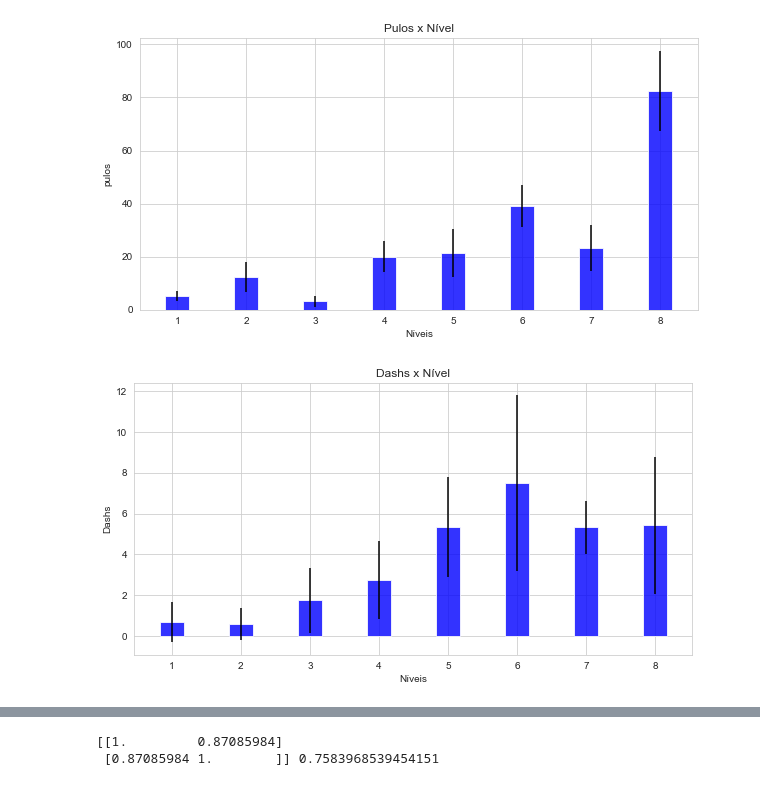
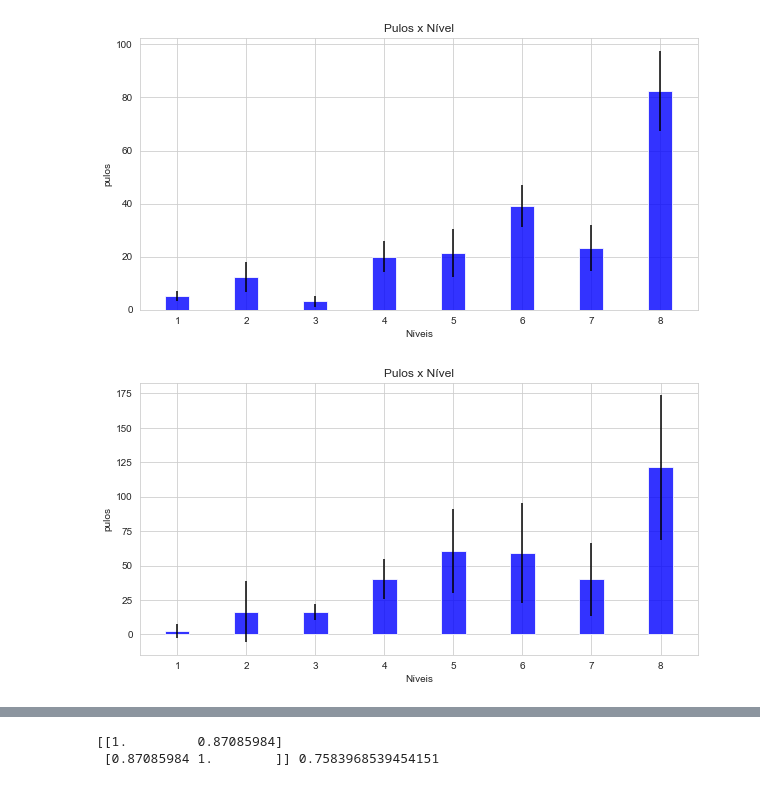
Before and after one commit to wagneralbjr/tcc-dda, a Jupyter notebook: Trata Dados TCC.ipynb, the cells around one changed output, grey strips where cells are left out. Cells and saved outputs as stored; diff of their text form; code cells hidden in the pictures.

Commit message:
Grafico de tiro errado x densidade

```diff
--- a/Trata Dados TCC.ipynb
+++ b/Trata Dados TCC.ipynb
@@ -550,27 +550,28 @@ fig.savefig('pulosXnivel.png')
 # %% [output]
 [figure]
 # %%
-#dash x nivel
-col = pegaColunas(df_final[filtroCheat], 'quantidadeDash_')
+#nivel x  pulos
+
+col = pegaColunas(df_final[filtroCheat], 'quantidadeTirosErrados')
 col_mean = col.mean().values[1:]
 col_std = col.std().values[1:]
 
 n_groups = 9
 
 fig,ax = plt.subplots(figsize=(10, 5))
 index = np.arange(n_groups)[1:]
 bar_width = 0.35
 opacity = 0.8
 sns.set_style("whitegrid")
 
 rects1 = plt.bar(index  , col_mean , bar_width  , alpha = opacity, color = 'b', yerr = col_std)
 plt.xlabel('Níveis')
-plt.ylabel('Dashs')
-plt.title('Dashs x Nível')
+plt.ylabel('pulos')
+plt.title('Pulos x Nível')
 plt.xticks(index , (index))
 #plt.legend()
 #fig.figure(figsize=(20,20))
 #plt.tight_layout()
-fig.savefig('dashXnivel.png')
+fig.savefig('pulosXnivel.png')
 # %% [output]
-[figure, old version]
+[figure, new version]
```
Also changed, not shown: parts of 8 cells of this notebook, 3 other files.
